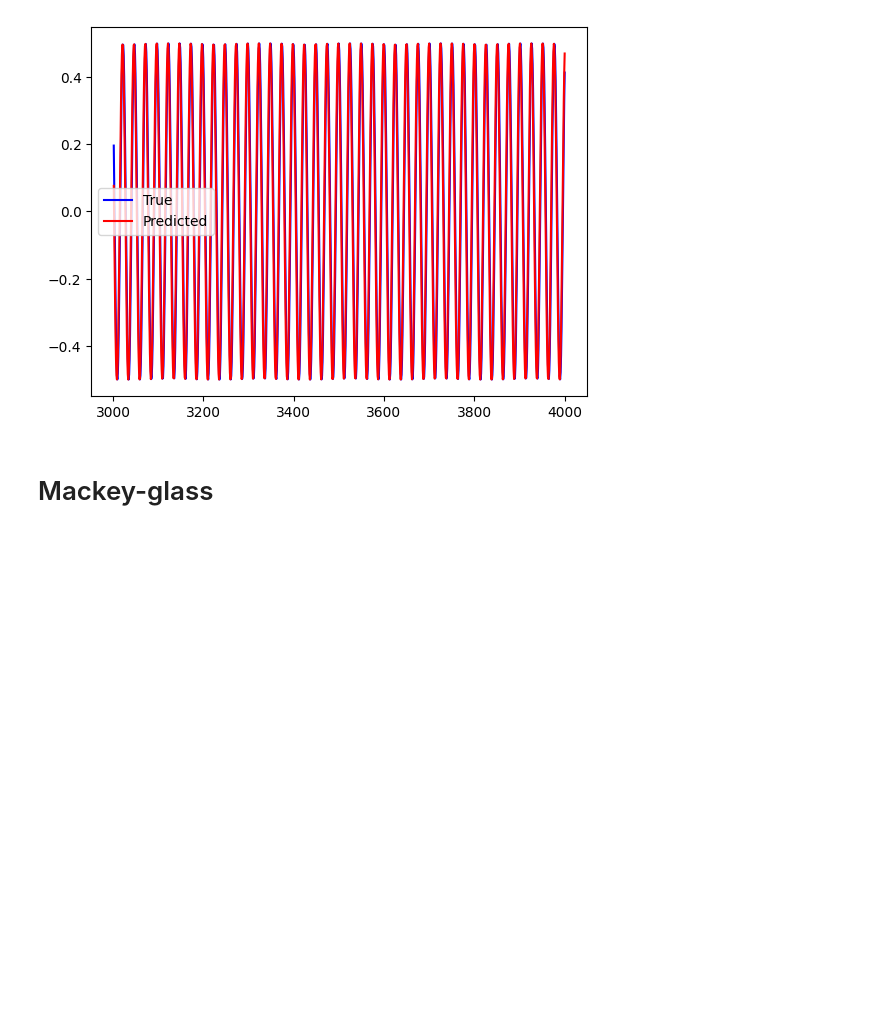
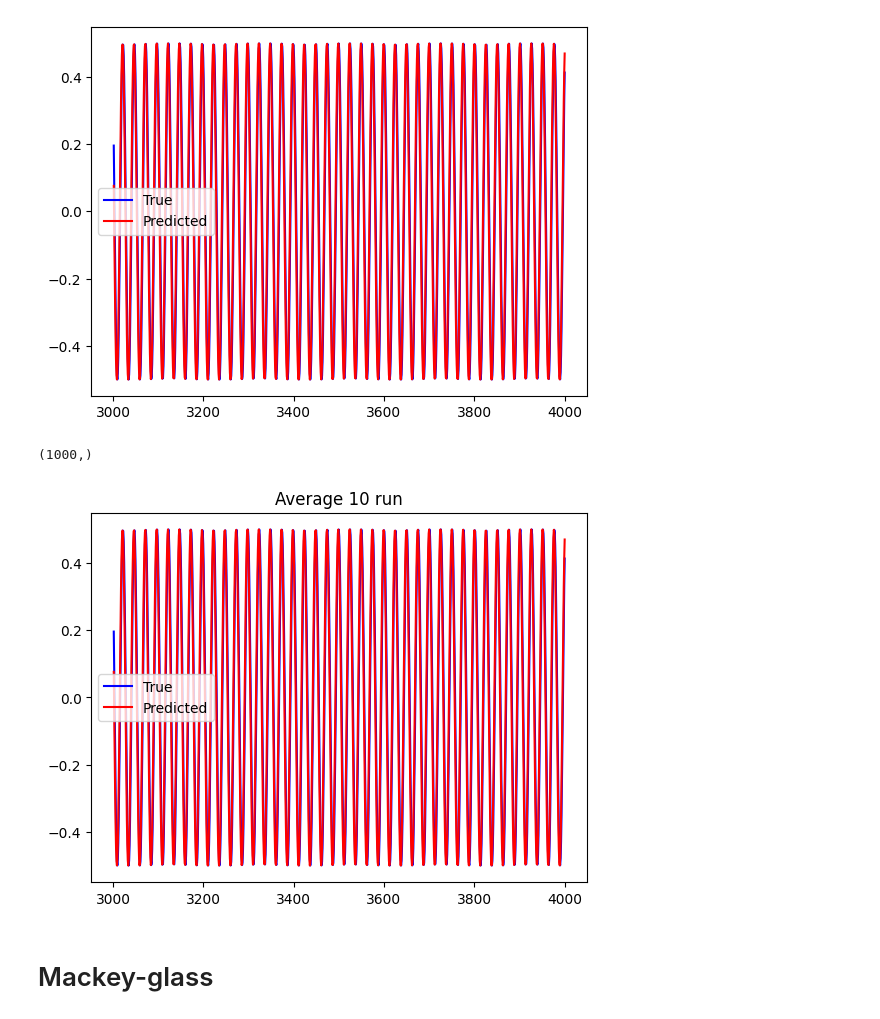
Before and after one commit to Boyinglby/AppliedAIcourse, a Jupyter notebook: Lab6_BoyingLi.ipynb, the cells around one changed output. Cells and saved outputs as stored; diff of their text form; code cells hidden in the pictures; blank space fills up the shorter version.

```diff
--- a/Lab6_BoyingLi.ipynb
+++ b/Lab6_BoyingLi.ipynb
@@ -135,6 +132,34 @@ plt.legend()
 plt.show()
 # %% [output]
 [figure]
+# %%
+def multiple_run(nr):
+
+  predictions = []
+  for i in range(nr):
+    esn = ESN(input_size, output_size, reservoir_size, 0.8, 0.2)
+    esn.train(sin_train_x, sin_train_y, 1000)
+    predicted_test, test_mse = esn.test(sin_test_x, sin_test_y)
+    predictions.append(predicted_test)
+  return predictions
+
+predictions = multiple_run(10)
+# %%
+predictions = np.array(predictions)
+# %%
+predictions = predictions.squeeze()
+final_pred = np.mean(predictions, axis=0)
+final_pred.shape
+# %% [output]
+(1000,)
+# %%
+plt.plot(timestep[len_train+1:], sin_test_y, 'b', label='True')
+plt.plot(timestep[len_train+1:], final_pred[1:], 'r', label='Predicted')
+plt.legend()
+plt.title('Average 10 run')
+plt.show()
+# %% [output]
+[figure, added]
 # %% [markdown]
 # Mackey-glass
 # %%
```
Also changed, not shown: parts of 19 cells of this notebook.
